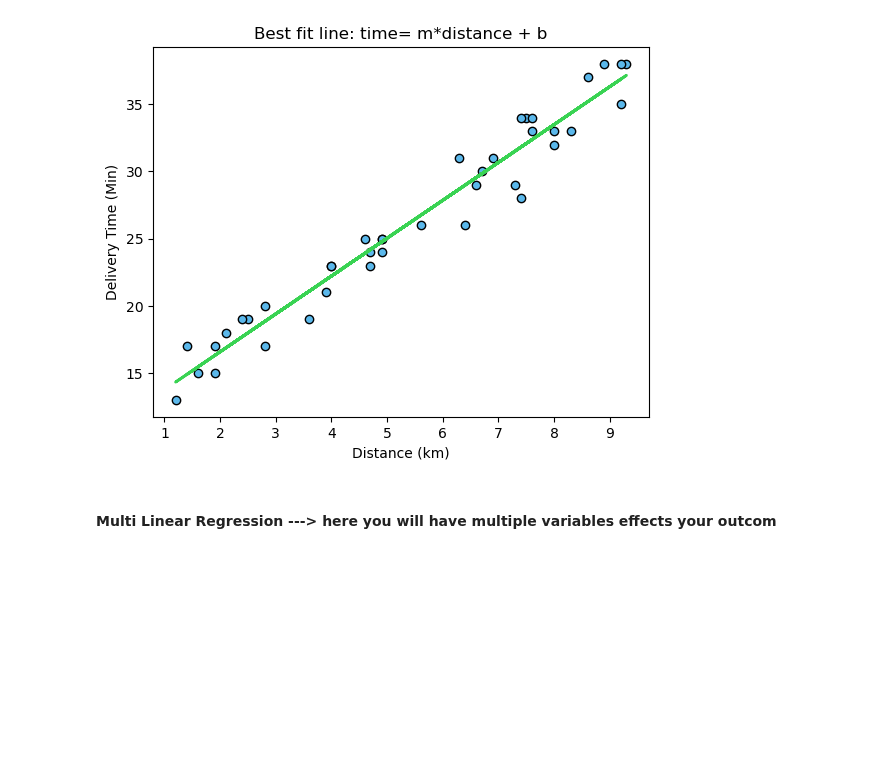
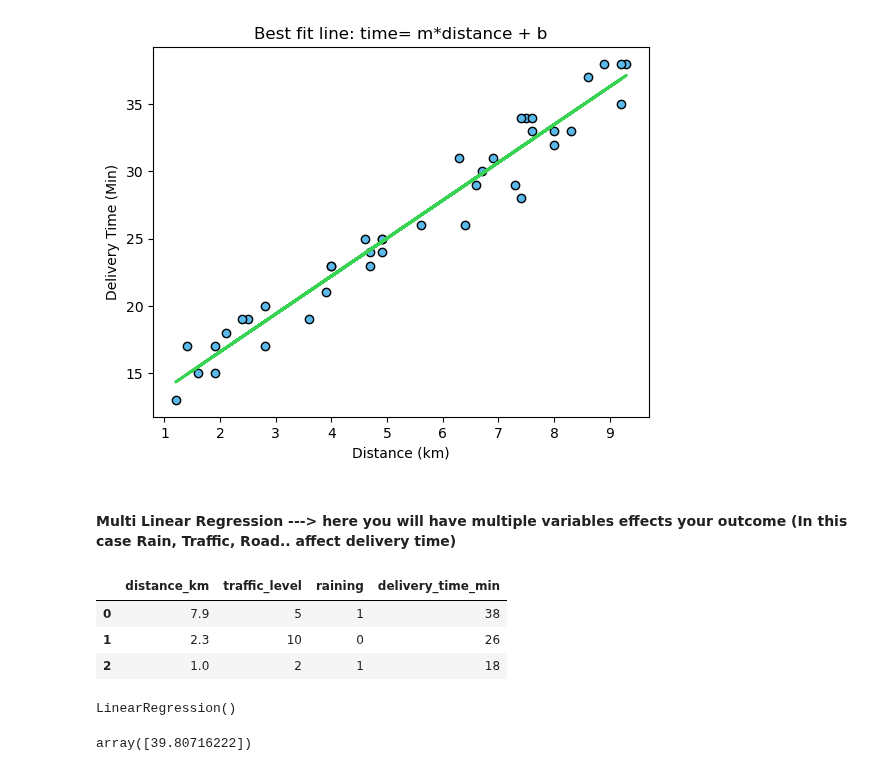
Before and after one commit to azeem932356/ML-Foundations, a Jupyter notebook: Code/LinearRegression.ipynb, the cells around one changed output. Drawn from its saved outputs; the diff is of its cells as text; code cells hidden in the pictures; blank space fills up the shorter version.

Commit message:
Multiple LinearRegression

```diff
--- a/Code/LinearRegression.ipynb
+++ b/Code/LinearRegression.ipynb
@@ -64,4 +64,13 @@ plt.show()
 # %% [output]
 [figure]
 # %% [markdown]
-#### Multi Linear Regression ---> here you will have multiple variables effects your outcom
+#### Multi Linear Regression ---> here you will have multiple variables effects your outcome (In this case Rain, Traffic, Road.. affect delivery time)
+# %%
+#reading the data
+df2= pd.read_csv("../Datasets/delivery_time_multi.csv")
+df2.head(3)
+# %% [output]
+|  | distance_km | traffic_level | raining | delivery_time_min |
+| 0 | 7.9 | 5 | 1 | 38 |
+| 1 | 2.3 | 10 | 0 | 26 |
+| 2 | 1.0 | 2 | 1 | 18 |
@@ -67,0 +81,6 @@ plt.show()
+# %%
+features= ['distance_km', 'traffic_level', 'raining']
+
+model2.fit(df2[features], df2['delivery_time_min'])
+# %% [output]
+LinearRegression()
@@ -67,0 +94,4 @@ plt.show()
+# %%
+predicted
+# %% [output]
+array([39.80716222])
```
Also changed, not shown: parts of 3 cells of this notebook.
